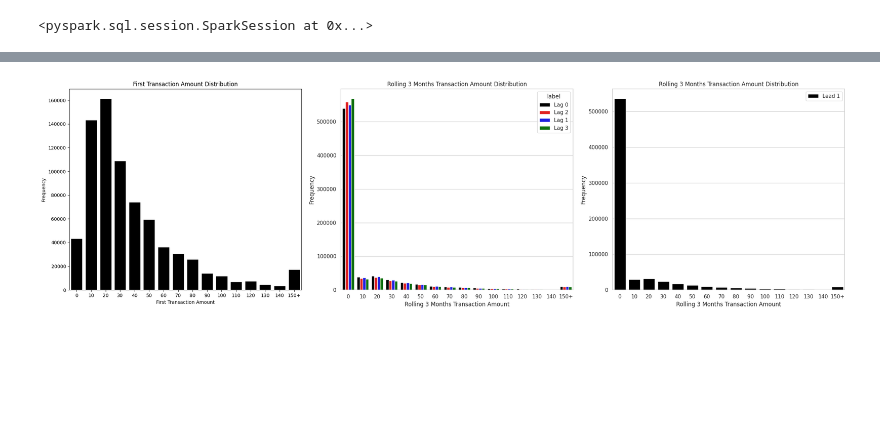
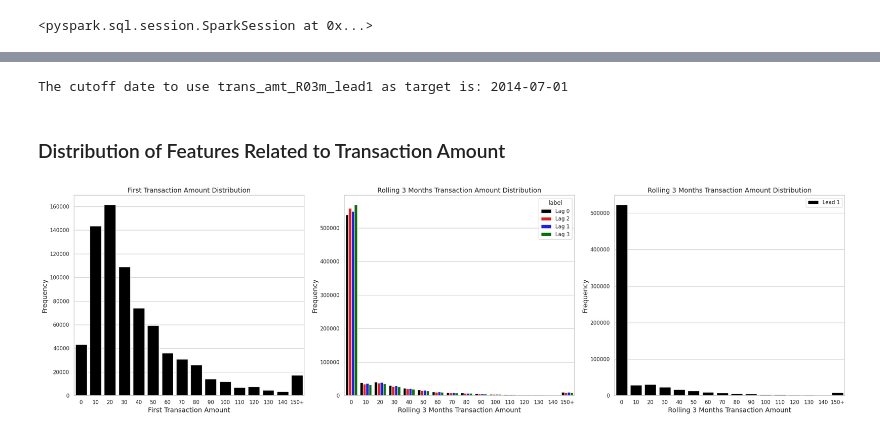
Before and after one commit to FelipeTufaile/Customer-Lifetime-Value, a Jupyter notebook: notebooks/Feature_Analysis.ipynb, the cells around one changed output, grey strips where cells are left out. Drawn from its saved outputs; the diff is of its cells as text; code cells hidden in the pictures; blank space fills up the shorter version.

```diff
--- a/notebooks/Feature_Analysis.ipynb
+++ b/notebooks/Feature_Analysis.ipynb
@@ -185,6 +187,12 @@ It is noticeable that the distribution of all variables related to the transacti
 # %%
-# Defining cutoff for the trans_amt_R03m_lead1
-cutoff = (cltv_tbl.ref_dt.max() - timedelta(days=92)).replace(day=1).strftime("%Y-%m-%d")
+# Defining cutoff for the trans_amt_R03m_lead1:
+# A limit ref_dt that should be set when using trans_amt_R03m_lead1 as the target as explained before.
+cutoff = (cltv_tbl.ref_dt.max() - timedelta(days=93)).replace(day=1).strftime("%Y-%m-%d")
+print(f"The cutoff date to use trans_amt_R03m_lead1 as target is: {cutoff}")
+# %% [output]
+The cutoff date to use trans_amt_R03m_lead1 as target is: 2014-07-01
+# %% [markdown]
+### Distribution of Features Related to Transaction Amount
 # %%
 # Set the figure size
 plt.figure(figsize=(24, 7))
@@ -208,9 +216,9 @@ sns.barplot(
     y="counter",
     color="black"
 )
-plt.xlabel('First Transaction Amount')
-plt.ylabel('Frequency')
-plt.title('First Transaction Amount Distribution')
+plt.xlabel('First Transaction Amount', fontsize=14)
+plt.ylabel('Frequency', fontsize=14)
+plt.title('First Transaction Amount Distribution', fontsize=14)
 
 ###################################################################################
 plt.subplot(132)
@@ -239,38 +247,38 @@ sns.barplot(
     hue="label",
     palette=["black", "red", "blue", "green"]
 )
-plt.xlabel('Rolling 3 Months Transaction Amount')
-plt.ylabel('Frequency')
-plt.title('Rolling 3 Months Transaction Amount Distribution')
+plt.xlabel('Rolling 3 Months Transaction Amount', fontsize=14)
+plt.ylabel('Frequency', fontsize=14)
+plt.title('Rolling 3 Months Transaction Amount Distribution', fontsize=14)
 
 ###################################################################################
 plt.subplot(133)
 sns.set(style="whitegrid")
 sns.barplot(
     data=(
         cltv_tbl[pd.to_datetime(cltv_tbl.ref_dt) <= cutoff]
         .assign(bin = lambda x:np.floor(x.trans_amt_R03m_lead1/10)*10)
         .assign(bin = lambda x:[int(value) if value < 150 else 150 for value in x.bin])
         .assign(bin_label = lambda x:[str(value) if value < 150 else '150+' for value in x.bin])
         .assign(counter = lambda x:1)
         .groupby(['bin', 'bin_label'])
         .agg({'counter':'sum'})
         .reset_index()
         .sort_values(by="bin")
     ),
     x="bin_label",
     y="counter",
     color="black",
     label="Lead 1"
 )
-plt.xlabel('Rolling 3 Months Transaction Amount')
-plt.ylabel('Frequency')
-plt.title('Rolling 3 Months Transaction Amount Distribution')
+plt.xlabel('Rolling 3 Months Transaction Amount', fontsize=14)
+plt.ylabel('Frequency', fontsize=14)
+plt.title('Rolling 3 Months Transaction Amount Distribution', fontsize=14)
 
 # Adjust layout
 plt.tight_layout()
 
 # Displaying the plots
 plt.show()
 # %% [output]
-[figure, old version]
+[figure, new version]
```
Also changed, not shown: parts of 31 cells of this notebook.
